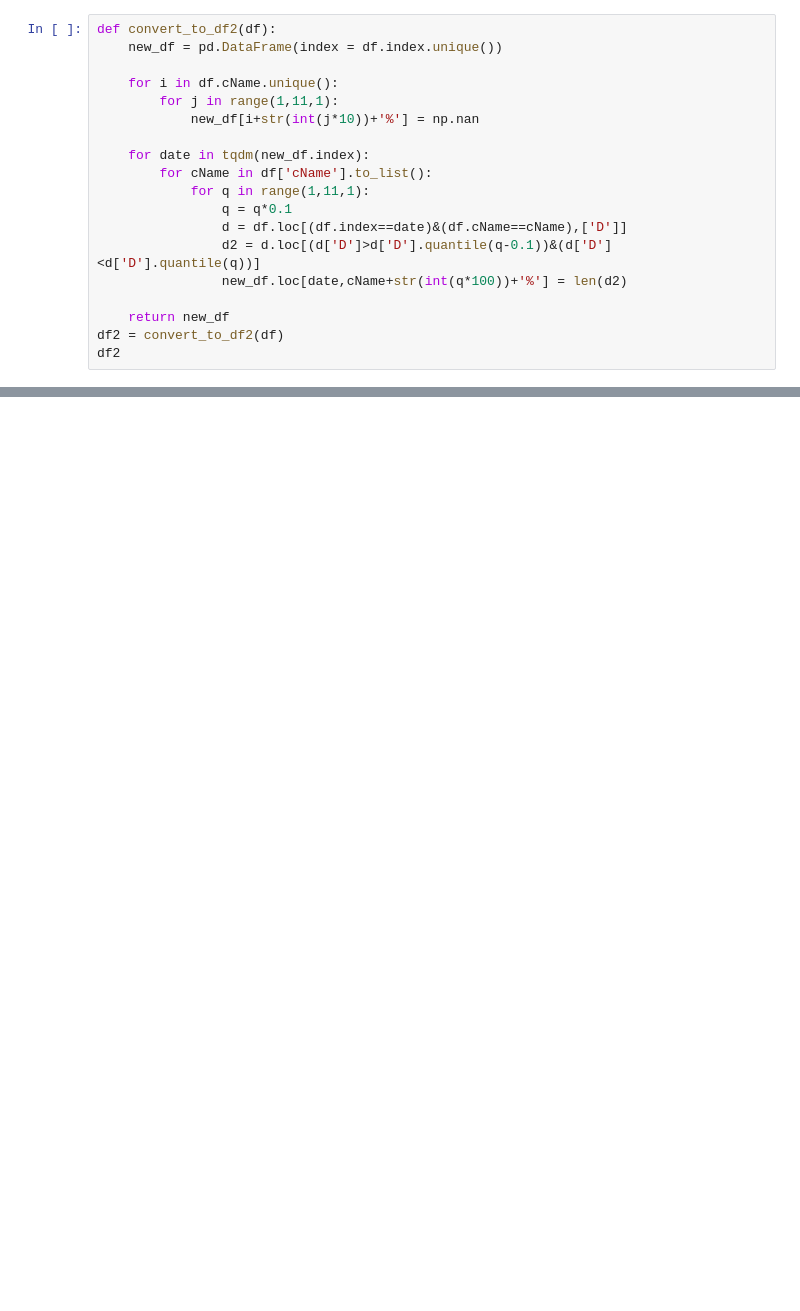
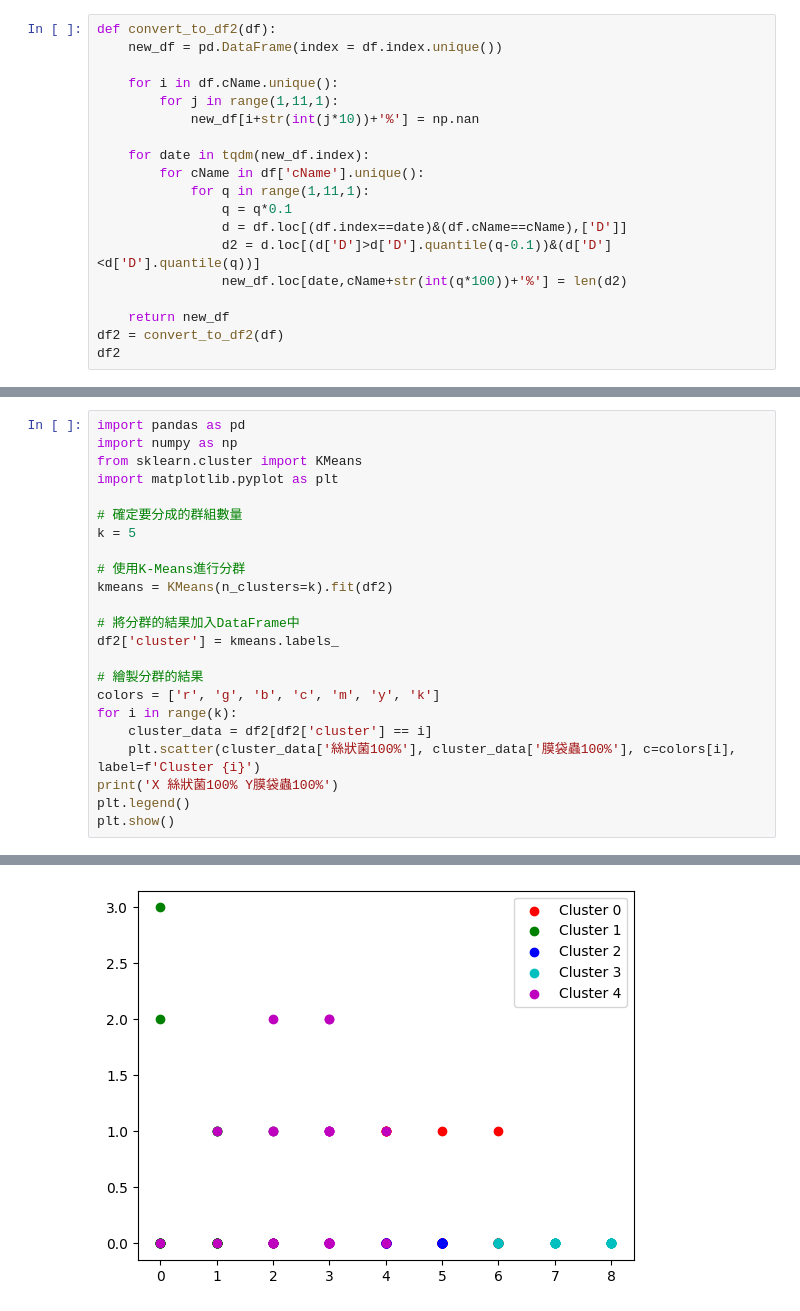
Before and after one commit to skywalker0803r/Wastewater-Biological-Treatment, a Jupyter notebook: 每一種蟲根據自己的百分位數做切分分成10類.ipynb, the cells around one changed output, grey strips where cells are left out. Saved outputs shown, nothing was run; the diff lists cells and outputs as text; blank space fills up the shorter version.

```diff
--- a/每一種蟲根據自己的百分位數做切分分成10類.ipynb
+++ b/每一種蟲根據自己的百分位數做切分分成10類.ipynb
@@ -31,7 +51,7 @@ def convert_to_df2(df):
             new_df[i+str(int(j*10))+'%'] = np.nan
 
     for date in tqdm(new_df.index):
-        for cName in df['cName'].to_list():
+        for cName in df['cName'].unique():
             for q in range(1,11,1):
                 q = q*0.1
                 d = df.loc[(df.index==date)&(df.cName==cName),['D']]
@@ -50,0 +101,24 @@ Please use `tqdm.notebook.tqdm` instead of `tqdm.tqdm_notebook`
+# %%
+import pandas as pd
+import numpy as np
+from sklearn.cluster import KMeans
+import matplotlib.pyplot as plt
+
+# 確定要分成的群組數量
+k = 5
+
+# 使用K-Means進行分群
+kmeans = KMeans(n_clusters=k).fit(df2)
+
+# 將分群的結果加入DataFrame中
+df2['cluster'] = kmeans.labels_
+
+# 繪製分群的結果
+colors = ['r', 'g', 'b', 'c', 'm', 'y', 'k']
+for i in range(k):
+    cluster_data = df2[df2['cluster'] == i]
+    plt.scatter(cluster_data['絲狀菌100%'], cluster_data['膜袋蟲100%'], c=colors[i], label=f'Cluster {i}')
+print('X 絲狀菌100% Y膜袋蟲100%')
+plt.legend()
+plt.show()
+# %% [output]
@@ -50,0 +126 @@ Please use `tqdm.notebook.tqdm` instead of `tqdm.tqdm_notebook`
+[figure, added]
```
Also changed, not shown: parts of 8 cells of this notebook.
